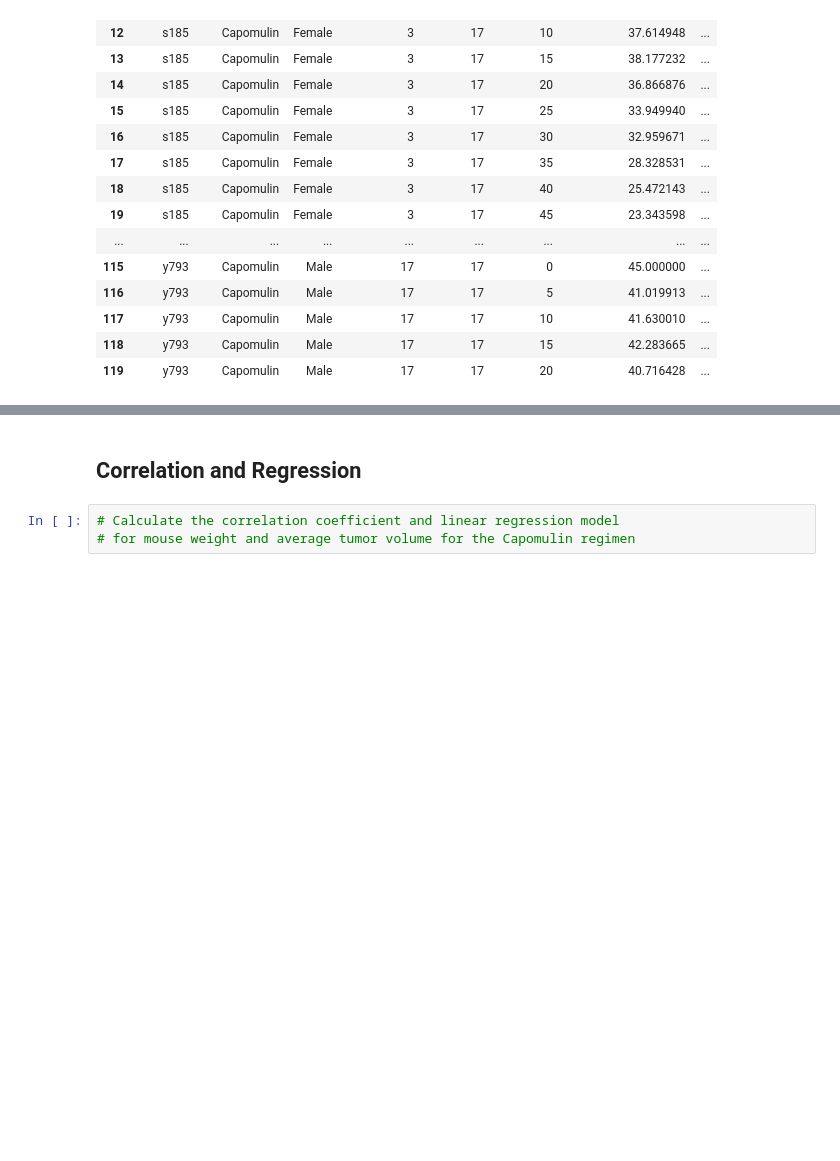
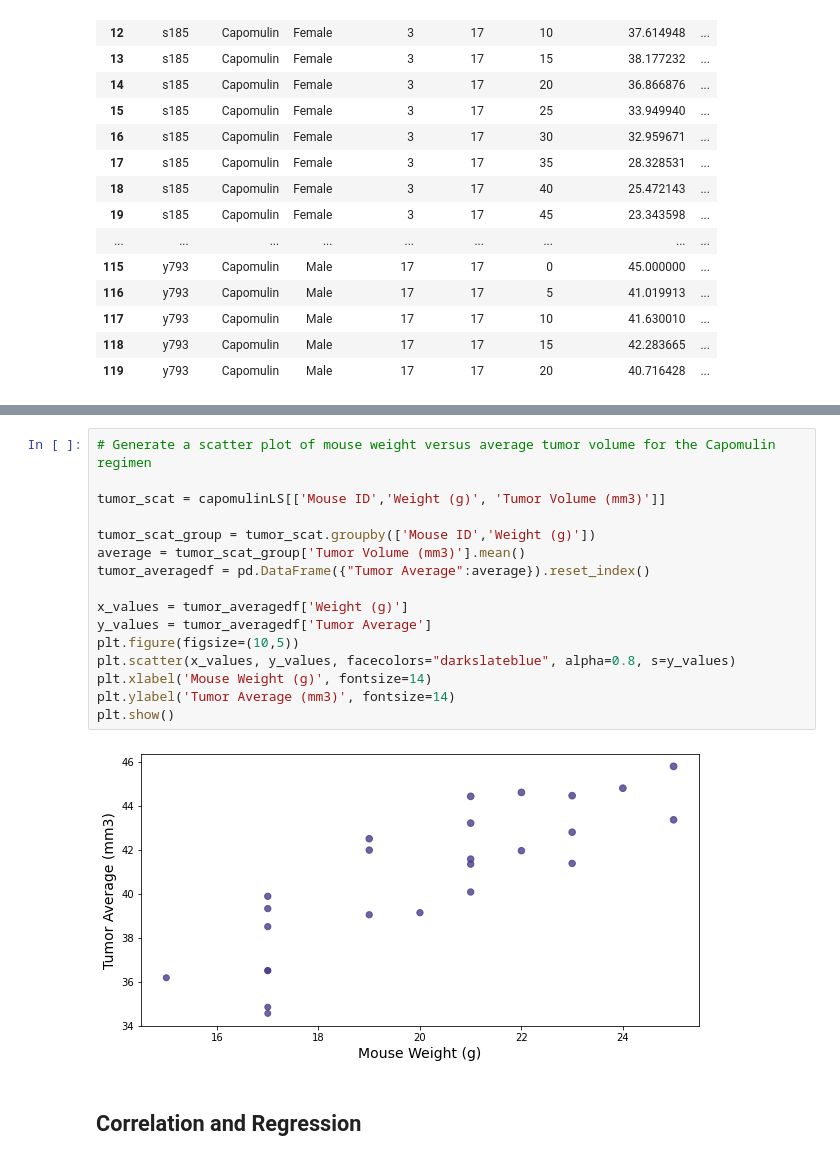
Before and after one commit to robertoj-coder/Matplotlib-The-Power-of-Plots, a Jupyter notebook: Pymaceuticals/pymaceuticals_starter.ipynb, the cells around one changed output, grey strips where cells are left out. Drawn from its saved outputs; the diff is of its cells as text; blank space fills up the shorter version.

```diff
--- a/Pymaceuticals/pymaceuticals_starter.ipynb
+++ b/Pymaceuticals/pymaceuticals_starter.ipynb
@@ -528,5 +527,20 @@ mouse_capomulin
+# %%
+# Generate a scatter plot of mouse weight versus average tumor volume for the Capomulin regimen
+
+tumor_scat = capomulinLS[['Mouse ID','Weight (g)', 'Tumor Volume (mm3)']]
+
+tumor_scat_group = tumor_scat.groupby(['Mouse ID','Weight (g)'])
+average = tumor_scat_group['Tumor Volume (mm3)'].mean()
+tumor_averagedf = pd.DataFrame({"Tumor Average":average}).reset_index()
+
+x_values = tumor_averagedf['Weight (g)']
+y_values = tumor_averagedf['Tumor Average']
+plt.figure(figsize=(10,5))
+plt.scatter(x_values, y_values, facecolors="darkslateblue", alpha=0.8, s=y_values)
+plt.xlabel('Mouse Weight (g)', fontsize=14)
+plt.ylabel('Tumor Average (mm3)', fontsize=14)
+plt.show()
+# %% [output]
+[figure, added]
 # %% [markdown]
 ## Correlation and Regression
-# %%
-# Calculate the correlation coefficient and linear regression model
-# for mouse weight and average tumor volume for the Capomulin regimen
```
Also changed, not shown: parts of 8 cells of this notebook.
